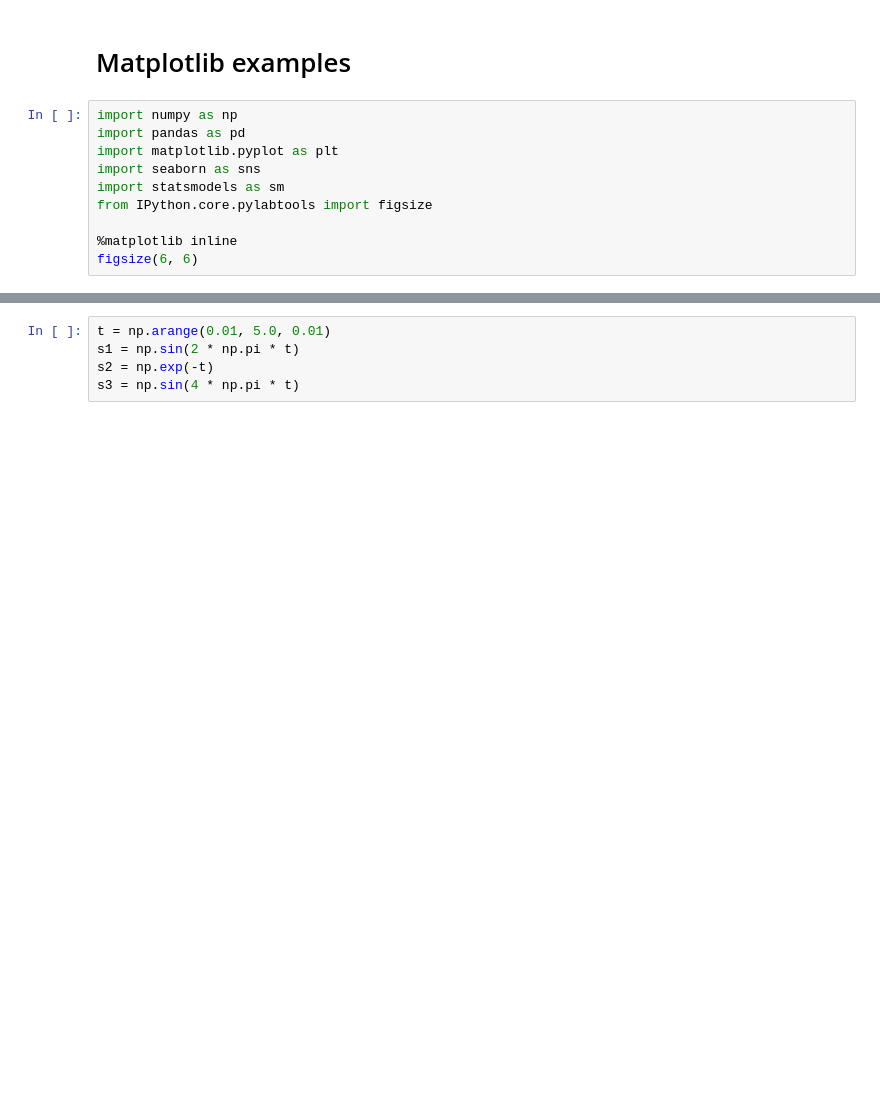
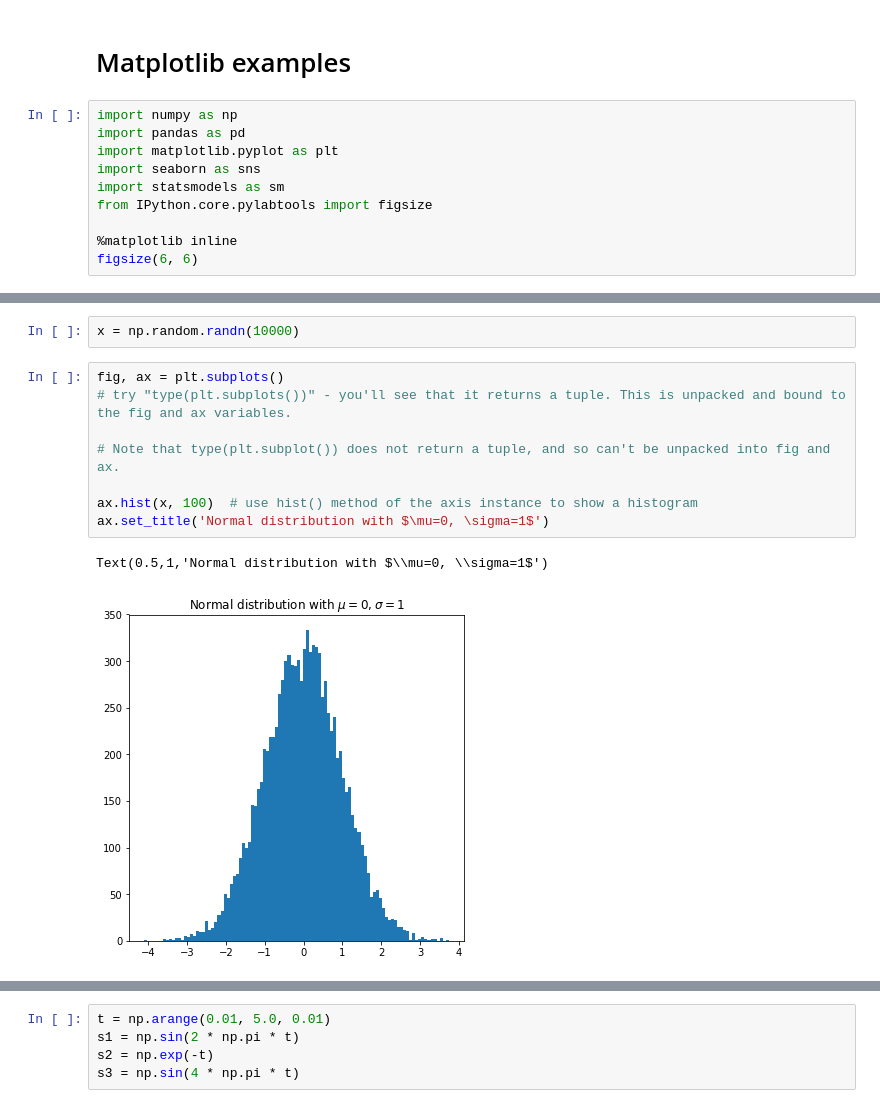
Before and after one commit to nayefahmad/jupyter-notebook-home, a Jupyter notebook: 2019-12-05_matplotlib-examples.ipynb, the cells around one changed output, grey strips where cells are left out. Saved outputs shown, nothing was run; the diff lists cells and outputs as text; blank space fills up the shorter version.

```diff
--- a/2019-12-05_matplotlib-examples.ipynb
+++ b/2019-12-05_matplotlib-examples.ipynb
@@ -12,0 +39,13 @@ figsize(6, 6)
+# %%
+x = np.random.randn(10000)
+# %%
+fig, ax = plt.subplots()
+# try "type(plt.subplots())" - you'll see that it returns a tuple. This is unpacked and bound to the fig and ax variables.
+
+# Note that type(plt.subplot()) does not return a tuple, and so can't be unpacked into fig and ax.
+
+ax.hist(x, 100)  # use hist() method of the axis instance to show a histogram
+ax.set_title('Normal distribution with $\mu=0, \sigma=1$')
+# %% [output]
+Text(0.5,1,'Normal distribution with $\\mu=0, \\sigma=1$')
+[figure, added]
```
Also changed, not shown: parts of 12 cells of this notebook.
